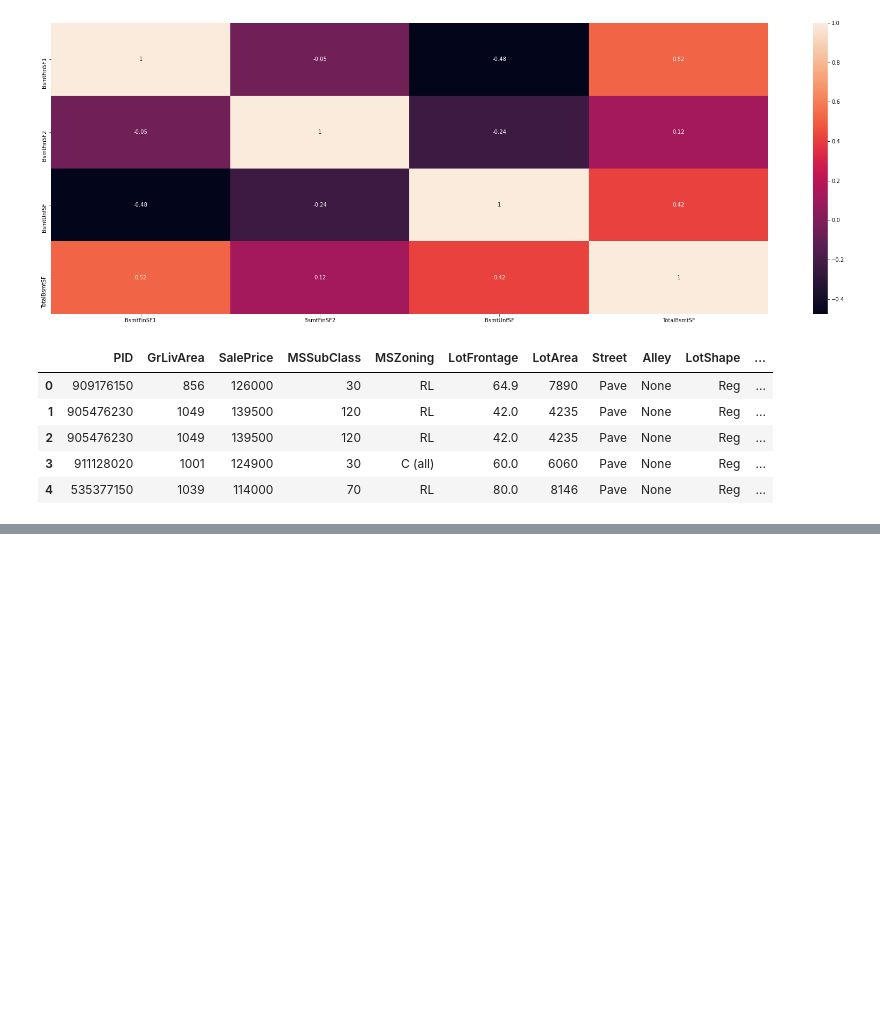
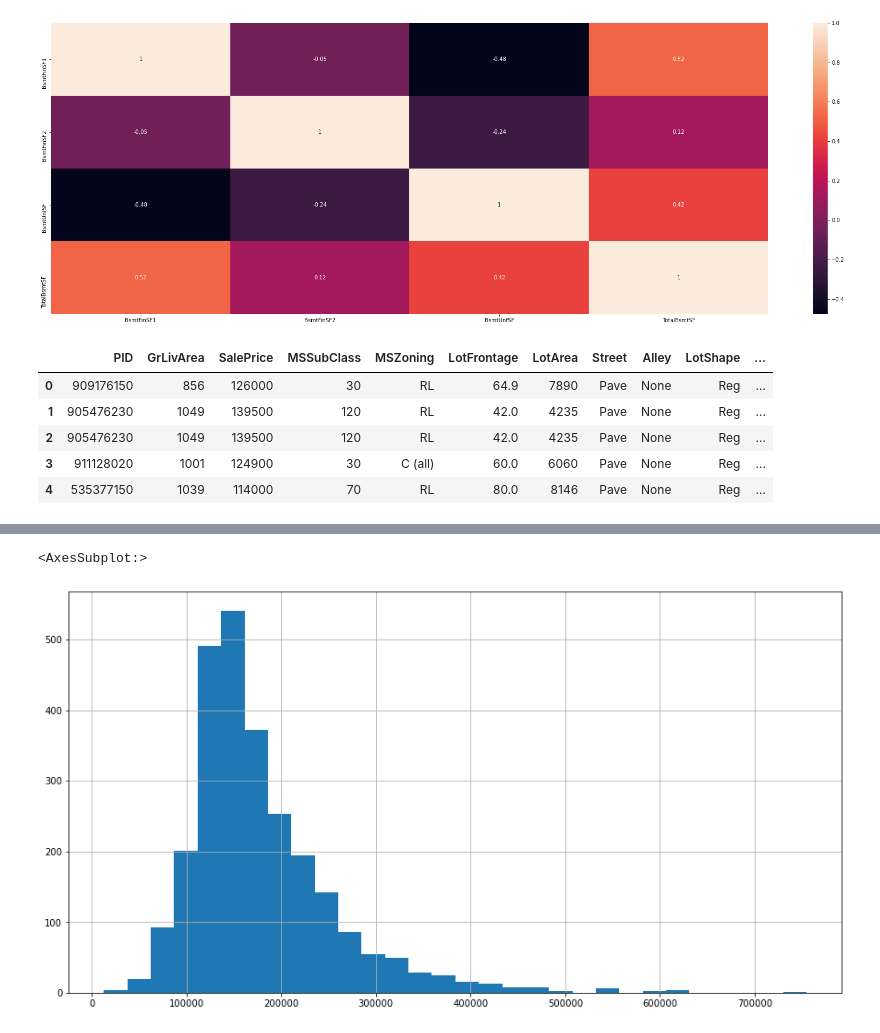
Before and after one commit to nickelworks/machine-learning-housing-project, a Jupyter notebook: charles/eda/Untitled.ipynb, the cells around one changed output, grey strips where cells are left out. Saved outputs shown, nothing was run; the diff lists cells and outputs as text; code cells hidden in the pictures; blank space fills up the shorter version.

```diff
--- a/charles/eda/Untitled.ipynb
+++ b/charles/eda/Untitled.ipynb
@@ -437,0 +566,5 @@ Length: 942, dtype: int64
+# %%
+data[data.Street == 'Pave'].SalePrice.hist(bins = 30)
+# %% [output]
+<AxesSubplot:>
+[figure, added]
```
Also changed, not shown: parts of 41 cells of this notebook, 1 other file.
